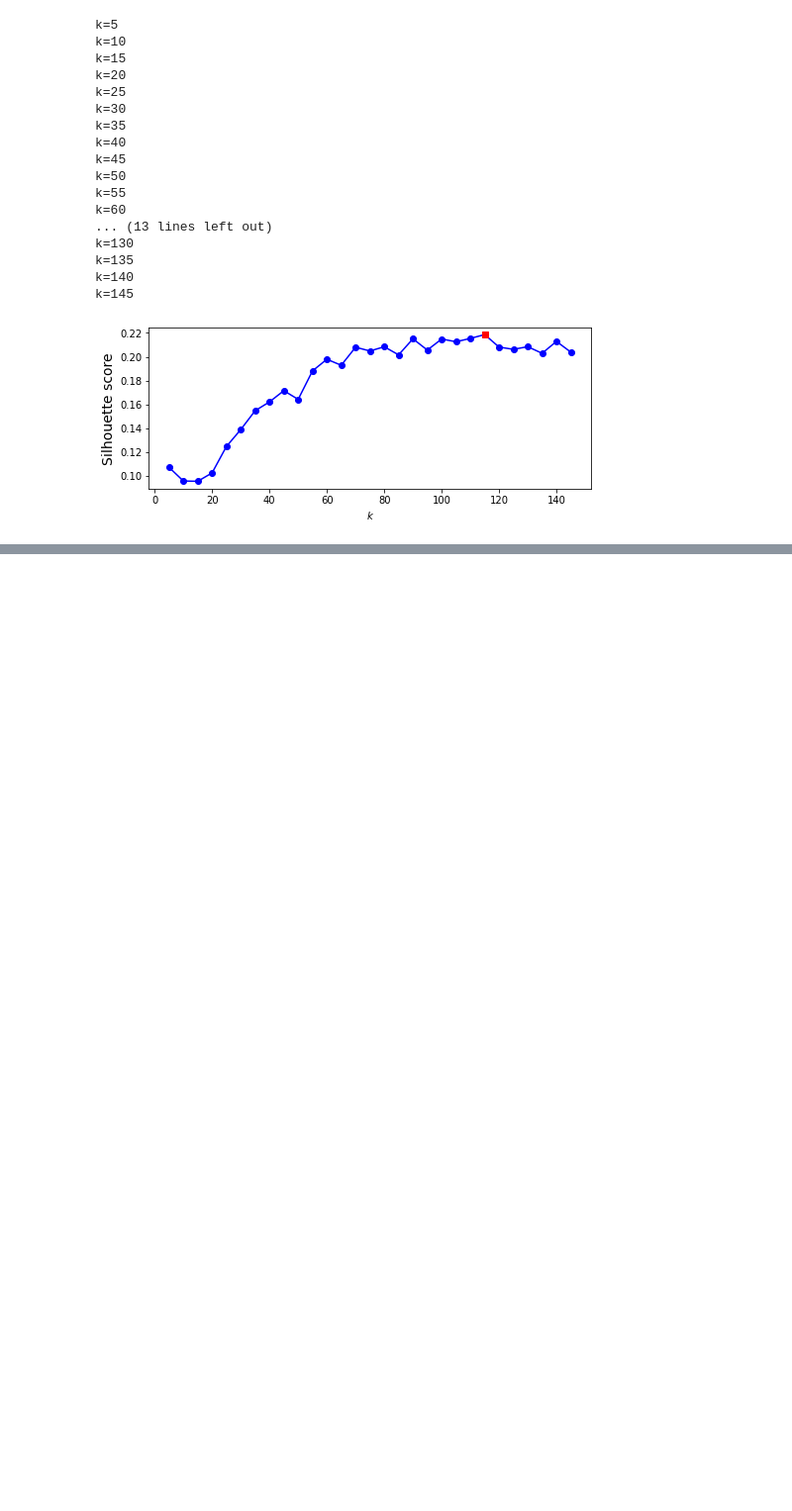
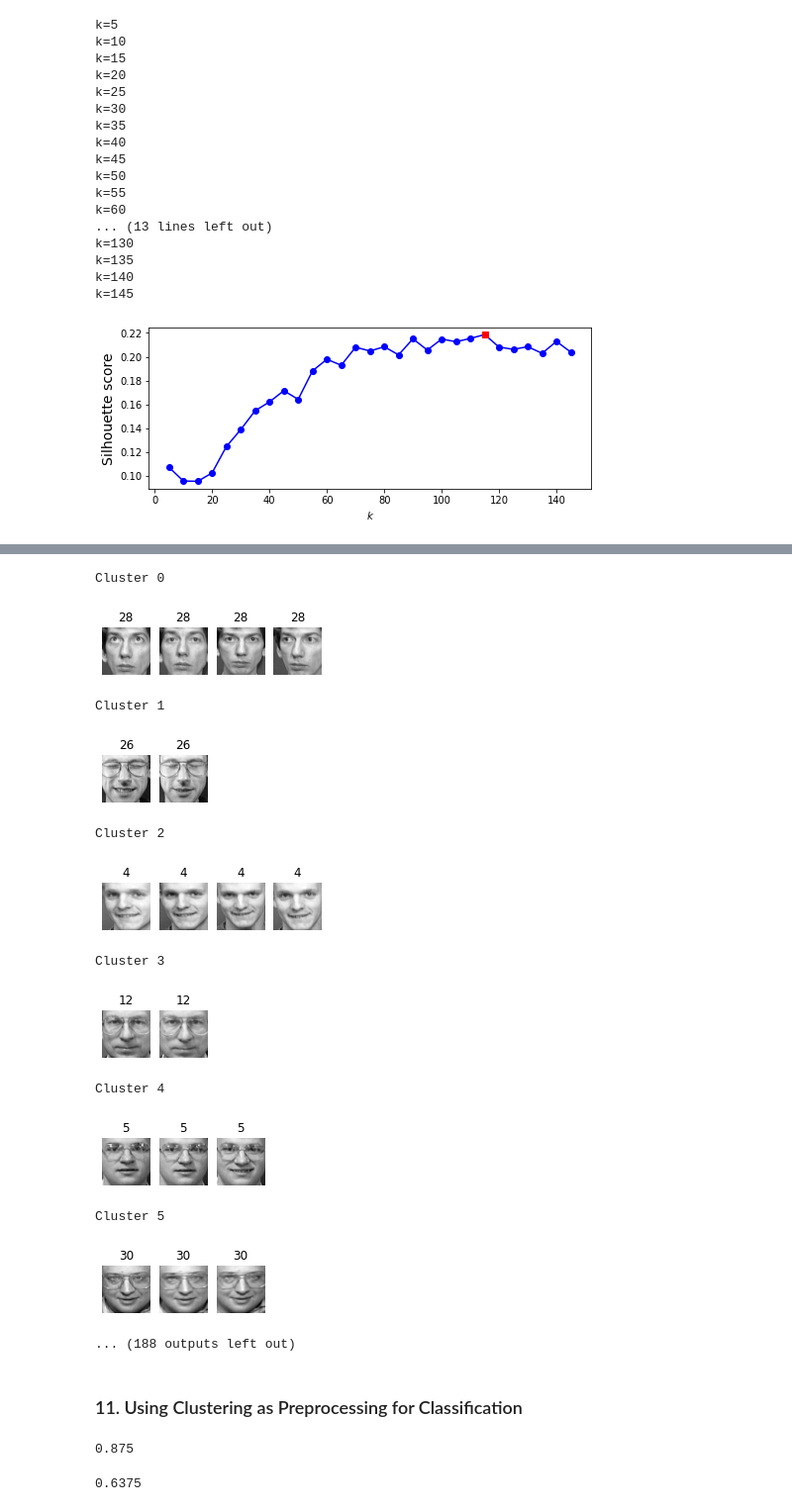
Before and after one commit to d1amondb0t/MLPractice, a Jupyter notebook: Chap9/Unsupervised Learning.ipynb, the cells around one changed output, grey strips where cells are left out. Shown at 99% size. Saved outputs shown, nothing was run; the diff lists cells and outputs as text; code cells hidden in the pictures; blank space fills up the shorter version.

```diff
--- a/Chap9/Unsupervised Learning.ipynb
+++ b/Chap9/Unsupervised Learning.ipynb
@@ -585,0 +598,54 @@ plt.show()
+# %%
+best_model = kmeans_per_k[best_index]
+
+def plot_faces(faces, labels, n_cols=5):
+    faces = faces.reshape(-1,64,64)
+    n_rows = (len(faces) -1) // n_cols +1
+    plt.figure(figsize=(n_cols, n_rows *1.1))
+    for index, (face,label) in enumerate(zip(faces, labels)):
+        plt.subplot(n_rows, n_cols, index+1)
+        plt.imshow(face, cmap="gray")
+        plt.axis("off")
+        plt.title(label)
+    plt.show()
+
+for cluster_id in np.unique(best_model.labels_):
+    print("Cluster", cluster_id)
+    in_cluster = best_model.labels_ == cluster_id
+    faces = X_train[in_cluster]
+    labels = y_train[in_cluster]
+    plot_faces(faces, labels)
+# %% [output]
+Cluster 0
+[figure, added]
+Cluster 1
+[figure, added]
+Cluster 2
+[figure, added]
+Cluster 3
+[figure, added]
+Cluster 4
+[figure, added]
+Cluster 5
+[figure, added]
+... (188 outputs left out)
+# %% [markdown]
+### 11. Using Clustering as Preprocessing for Classification
+# %%
+from sklearn.ensemble import RandomForestClassifier
+
+rnd_clf = RandomForestClassifier(n_estimators=150, random_state=42)
+rnd_clf.fit(X_train_pca, y_train)
+rnd_clf.score(X_train_valid_pca, y_train_val)
+# %% [output]
+0.875
+# %%
+X_train_reduced = best_model.transform(X_train_pca)
+X_valid_reduced = best_model.transform(X_train_valid_pca)
+X_test_reduced = best_model.transform(X_test_pca)
+
+rnd_clf.fit(X_train_reduced, y_train)
+
+rnd_clf.score(X_valid_reduced, y_train_val)
+# %% [output]
+0.6375
```
Also changed, not shown: parts of 3 cells of this notebook.
